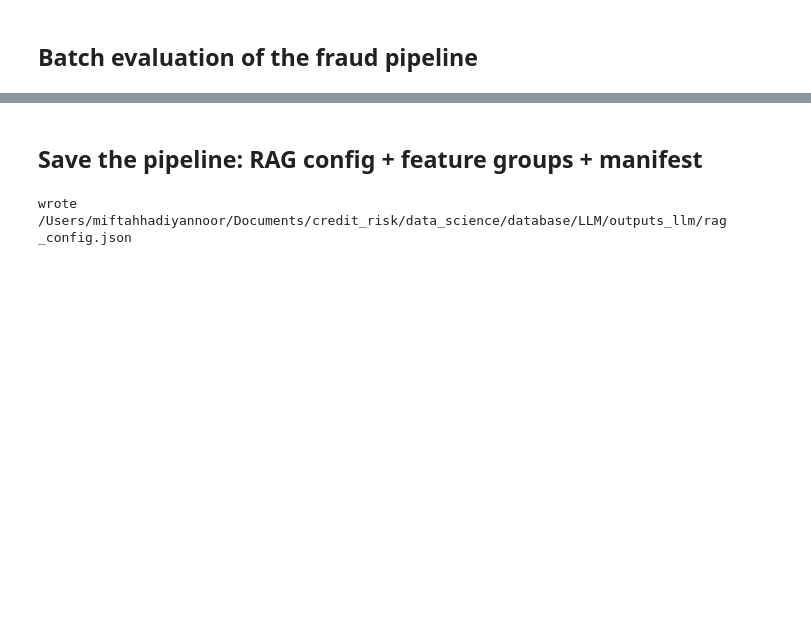
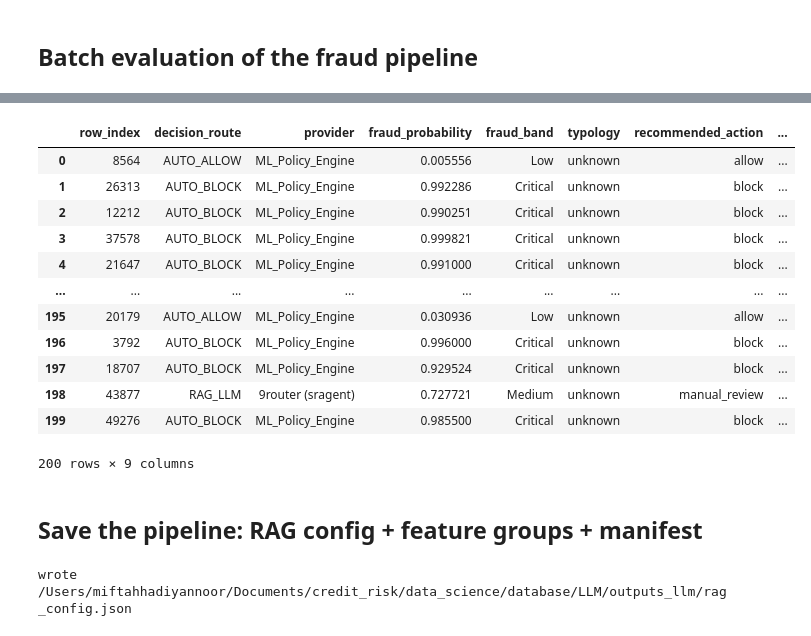
Before and after one commit to Mipjeiger/Credit-Risk-Analyst, a Jupyter notebook: data_science/notebooks/05_agentic_rag_llm.ipynb, the cells around one changed output, grey strips where cells are left out. Cells and saved outputs as stored; diff of their text form; code cells hidden in the pictures; blank space fills up the shorter version.

```diff
--- a/data_science/notebooks/05_agentic_rag_llm.ipynb
+++ b/data_science/notebooks/05_agentic_rag_llm.ipynb
@@ -1156,3 +1296,19 @@ results_df[available_cols].head(20)
+# %%
+results_df[available_cols]
+# %% [output]
+|  | row_index | decision_route | provider | fraud_probability | fraud_band | typology | recommended_action | ... |
+| 0 | 8564 | AUTO_ALLOW | ML_Policy_Engine | 0.005556 | Low | unknown | allow | ... |
+| 1 | 26313 | AUTO_BLOCK | ML_Policy_Engine | 0.992286 | Critical | unknown | block | ... |
+| 2 | 12212 | AUTO_BLOCK | ML_Policy_Engine | 0.990251 | Critical | unknown | block | ... |
+| 3 | 37578 | AUTO_BLOCK | ML_Policy_Engine | 0.999821 | Critical | unknown | block | ... |
+| 4 | 21647 | AUTO_BLOCK | ML_Policy_Engine | 0.991000 | Critical | unknown | block | ... |
+| ... | ... | ... | ... | ... | ... | ... | ... | ... |
+| 195 | 20179 | AUTO_ALLOW | ML_Policy_Engine | 0.030936 | Low | unknown | allow | ... |
+| 196 | 3792 | AUTO_BLOCK | ML_Policy_Engine | 0.996000 | Critical | unknown | block | ... |
+| 197 | 18707 | AUTO_BLOCK | ML_Policy_Engine | 0.929524 | Critical | unknown | block | ... |
+| 198 | 43877 | RAG_LLM | 9router (sragent) | 0.727721 | Medium | unknown | manual_review | ... |
+| 199 | 49276 | AUTO_BLOCK | ML_Policy_Engine | 0.985500 | Critical | unknown | block | ... |
+200 rows × 9 columns
 # %% [markdown]
 ## Save the pipeline: RAG config + feature groups + manifest
 # %%
```
Also changed, not shown: parts of 10 cells of this notebook, 7 other files.
